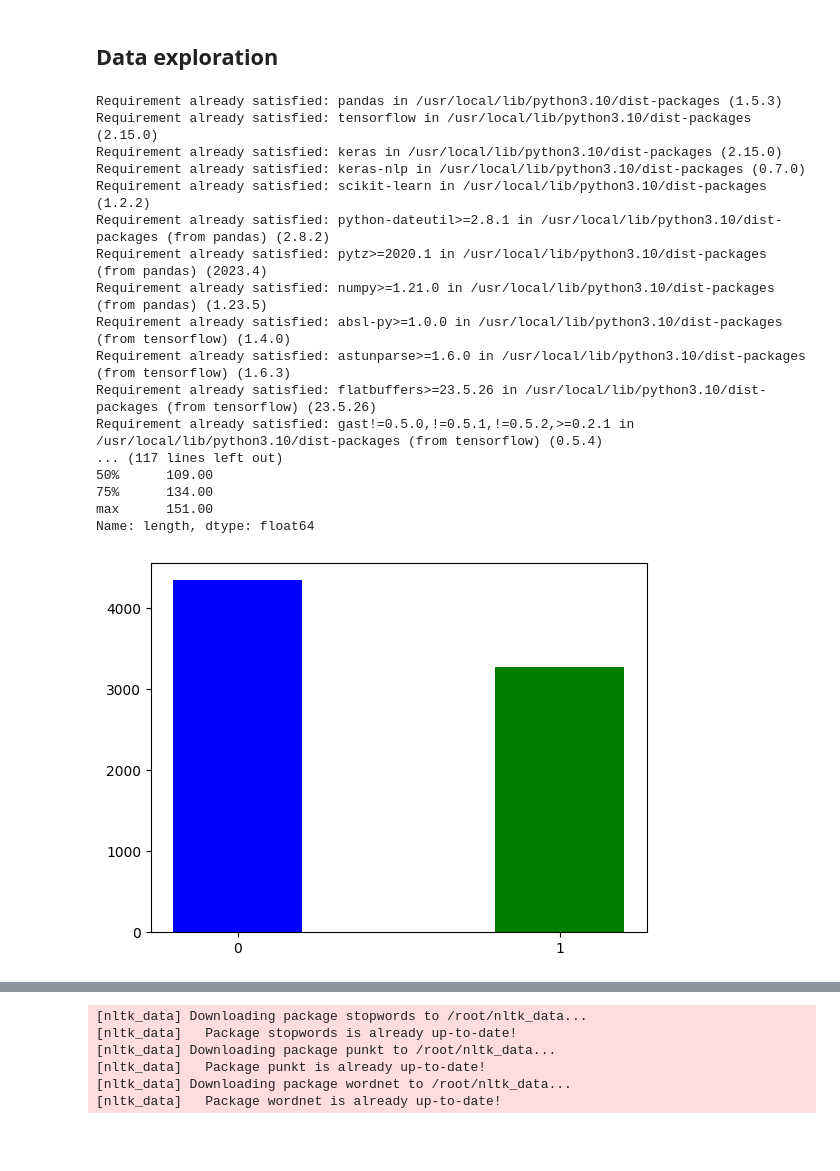
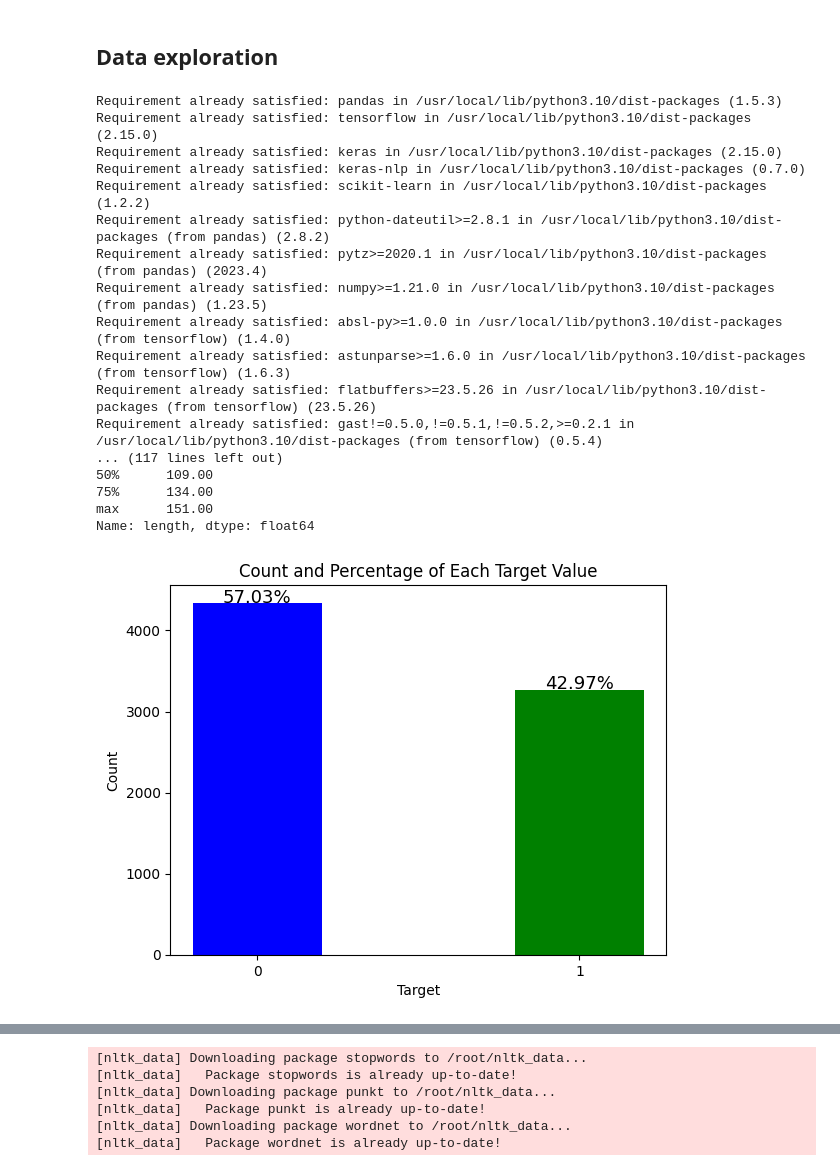
Before and after one commit to julianencisoizquierdo/NLP_Python_disaster_tweets, a Jupyter notebook: NLP_Disaster_Tweets.ipynb, the cells around one changed output, grey strips where cells are left out. Cells and saved outputs as stored; diff of their text form; code cells hidden in the pictures; blank space fills up the shorter version.

```diff
--- a/NLP_Disaster_Tweets.ipynb
+++ b/NLP_Disaster_Tweets.ipynb
@@ -102,8 +103,8 @@ print("\nTensorFlow version:", tf.__version__)
 print("\nKerasNLP version:", keras_nlp.__version__)
 
 
-df_train = pd.read_csv('/kaggle/input/disaster-tweets/train.csv')
-df_test = pd.read_csv('/kaggle/input/disaster-tweets/test.csv')
+df_train = pd.read_csv('/content/drive/MyDrive/Colab Notebooks/Kaggle Projects/Disaster Tweets/train.csv')
+df_test = pd.read_csv('/content/drive/MyDrive/Colab Notebooks/Kaggle Projects/Disaster Tweets/test.csv')
 
 pd.set_option('display.max_rows', None)
 pd.set_option('display.max_columns', None)
@@ -145,9 +146,25 @@ print("\nTest Length Stat\n", df_test["length"].describe())
 # Overview of the target feature
 
 df_count_target = df_train['target'].value_counts()
-plt.bar(df_count_target.index, df_count_target, width=0.4, color=['blue', 'green'])
+total_count = df_count_target.sum()
+percentages = (df_count_target / total_count) * 100
+
+# Plot
+fig, ax = plt.subplots()
+bars = ax.bar(df_count_target.index, df_count_target, width=0.4, color=['blue', 'green'])
+
+# Add percentages as text above the bars
+for bar, percentage in zip(bars, percentages):
+    height = bar.get_height()
+    ax.text(bar.get_x() + bar.get_width() / 2, height + 5, f'{percentage:.2f}%', ha='center', fontsize=13)
+
+# Set labels and show plot
 plt.xticks([0, 1])
+plt.xlabel('Target')
+plt.ylabel('Count')
+plt.title('Count and Percentage of Each Target Value')
 plt.show()
+
 
 
 # Word count
@@ -183,34 +200,34 @@ char_len_dis = df_train[df_train['target']==1]['text'].str.split().apply(lambda
 sns.distplot(char_len_dis.map(lambda x: np.mean(x)),ax=ax1,color='pink')
 ax1.set_title('Disaster Tweets')
 
 char_len_ndis = df_train[df_train['target']==0]['text'].str.split().apply(lambda x: [len(i) for i in x])
 sns.distplot(char_len_ndis.map(lambda x: np.mean(x)),ax=ax2,color='yellow')
 ax2.set_title('Non-Disaster Tweets')
 
 plt.suptitle("Average Word Length in text")
 plt.tight_layout()
 plt.show()
 
 df_train.head(20)
 # %% [output]
 Requirement already satisfied: pandas in /usr/local/lib/python3.10/dist-packages (1.5.3)
 Requirement already satisfied: tensorflow in /usr/local/lib/python3.10/dist-packages (2.15.0)
 Requirement already satisfied: keras in /usr/local/lib/python3.10/dist-packages (2.15.0)
 Requirement already satisfied: keras-nlp in /usr/local/lib/python3.10/dist-packages (0.7.0)
 Requirement already satisfied: scikit-learn in /usr/local/lib/python3.10/dist-packages (1.2.2)
 Requirement already satisfied: python-dateutil>=2.8.1 in /usr/local/lib/python3.10/dist-packages (from pandas) (2.8.2)
 Requirement already satisfied: pytz>=2020.1 in /usr/local/lib/python3.10/dist-packages (from pandas) (2023.4)
 Requirement already satisfied: numpy>=1.21.0 in /usr/local/lib/python3.10/dist-packages (from pandas) (1.23.5)
 Requirement already satisfied: absl-py>=1.0.0 in /usr/local/lib/python3.10/dist-packages (from tensorflow) (1.4.0)
 Requirement already satisfied: astunparse>=1.6.0 in /usr/local/lib/python3.10/dist-packages (from tensorflow) (1.6.3)
 Requirement already satisfied: flatbuffers>=23.5.26 in /usr/local/lib/python3.10/dist-packages (from tensorflow) (23.5.26)
 Requirement already satisfied: gast!=0.5.0,!=0.5.1,!=0.5.2,>=0.2.1 in /usr/local/lib/python3.10/dist-packages (from tensorflow) (0.5.4)
 ... (117 lines left out)
 50%      109.00
 75%      134.00
 max      151.00
 Name: length, dtype: float64
-[figure, old version]
+[figure, new version]
 [figure]
 [figure]
 `distplot` is a deprecated function and will be removed in seaborn v0.14.0.
```
Also changed, not shown: parts of 22 cells of this notebook.
